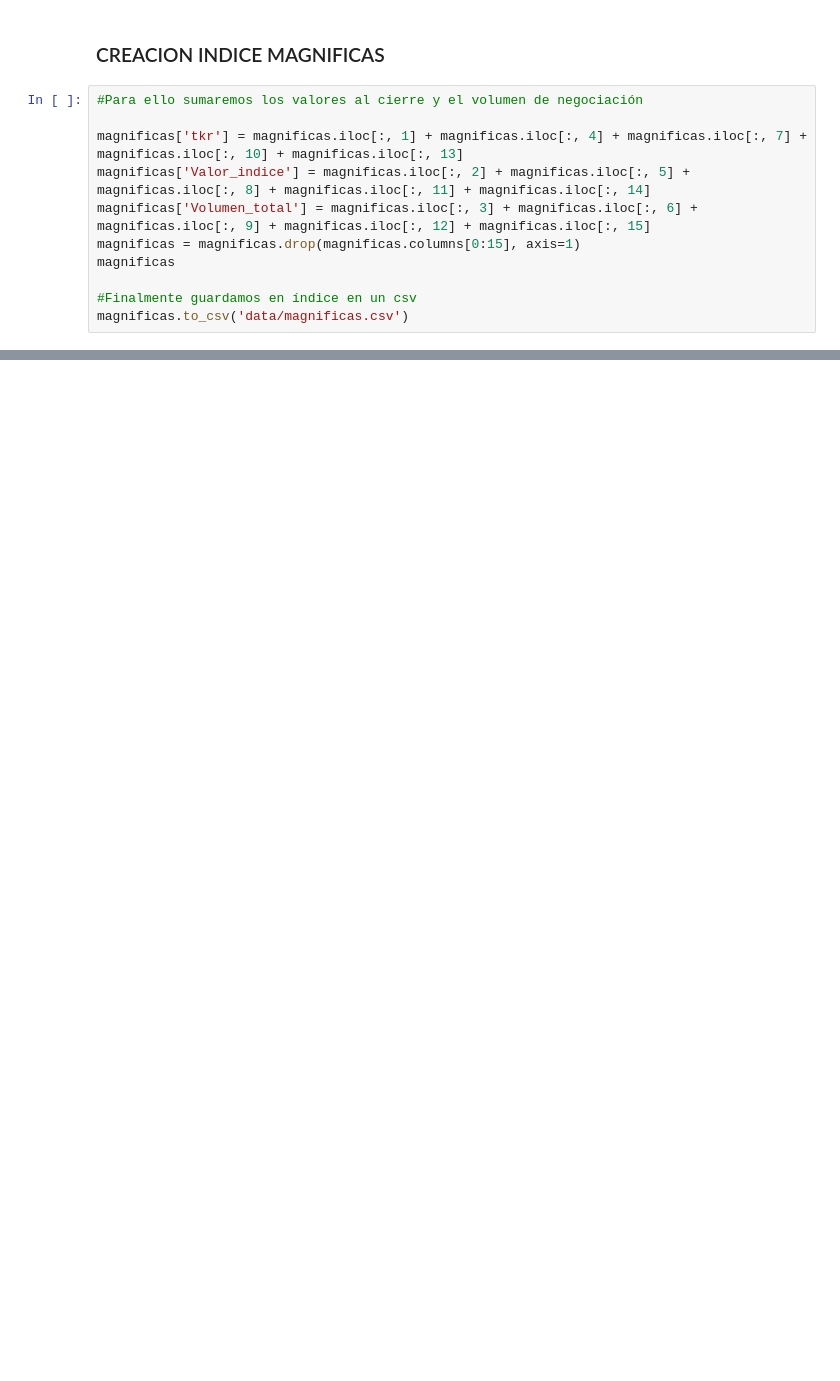
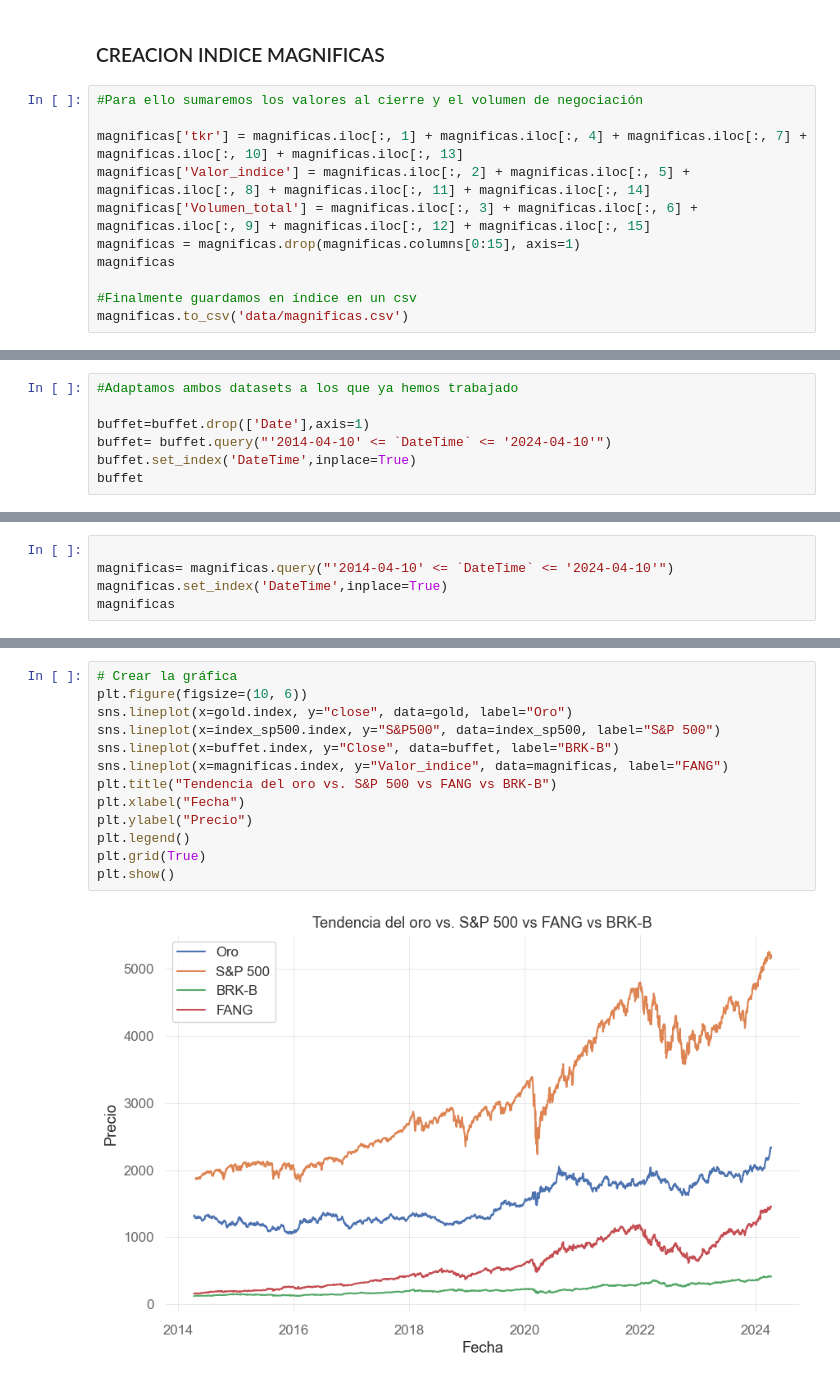
Before and after one commit to adriani94bil/EDA_SP500_Model, a Jupyter notebook: EDA.ipynb, the cells around one changed output, grey strips where cells are left out. Cells and saved outputs as stored; diff of their text form; blank space fills up the shorter version.

```diff
--- a/EDA.ipynb
+++ b/EDA.ipynb
@@ -257,0 +361,7 @@ index_sp500[['S&P500']].describe()
+# %%
+#Adaptamos ambos datasets a los que ya hemos trabajado
+
+buffet=buffet.drop(['Date'],axis=1)
+buffet= buffet.query("'2014-04-10' <= `DateTime` <= '2024-04-10'")
+buffet.set_index('DateTime',inplace=True)
+buffet
@@ -257,0 +383,5 @@ index_sp500[['S&P500']].describe()
+# %%
+
+magnificas= magnificas.query("'2014-04-10' <= `DateTime` <= '2024-04-10'")
+magnificas.set_index('DateTime',inplace=True)
+magnificas
@@ -257,0 +403,15 @@ index_sp500[['S&P500']].describe()
+# %%
+# Crear la gráfica
+plt.figure(figsize=(10, 6))
+sns.lineplot(x=gold.index, y="close", data=gold, label="Oro")
+sns.lineplot(x=index_sp500.index, y="S&P500", data=index_sp500, label="S&P 500")
+sns.lineplot(x=buffet.index, y="Close", data=buffet, label="BRK-B")
+sns.lineplot(x=magnificas.index, y="Valor_indice", data=magnificas, label="FANG")
+plt.title("Tendencia del oro vs. S&P 500 vs FANG vs BRK-B")
+plt.xlabel("Fecha")
+plt.ylabel("Precio")
+plt.legend()
+plt.grid(True)
+plt.show()
+# %% [output]
+[figure, added]
```
Also changed, not shown: parts of 26 cells of this notebook, 1 other file.
